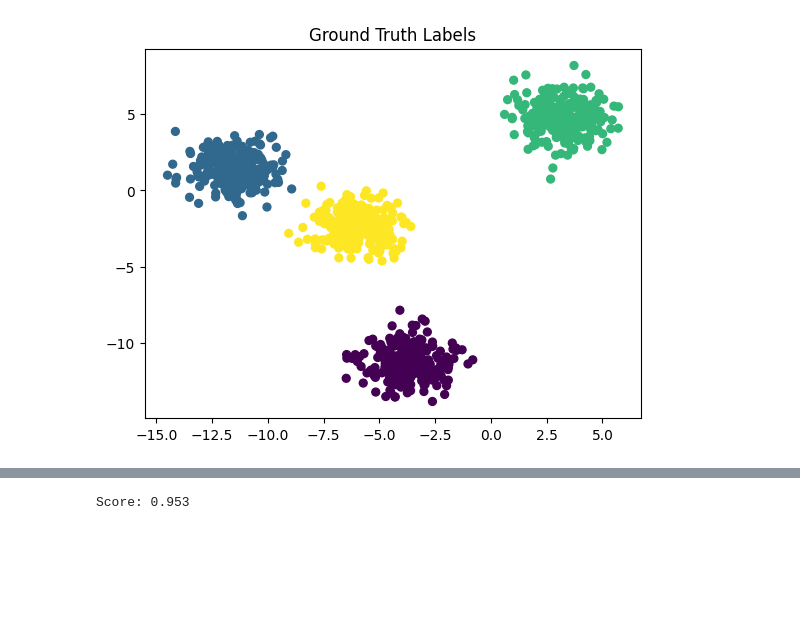
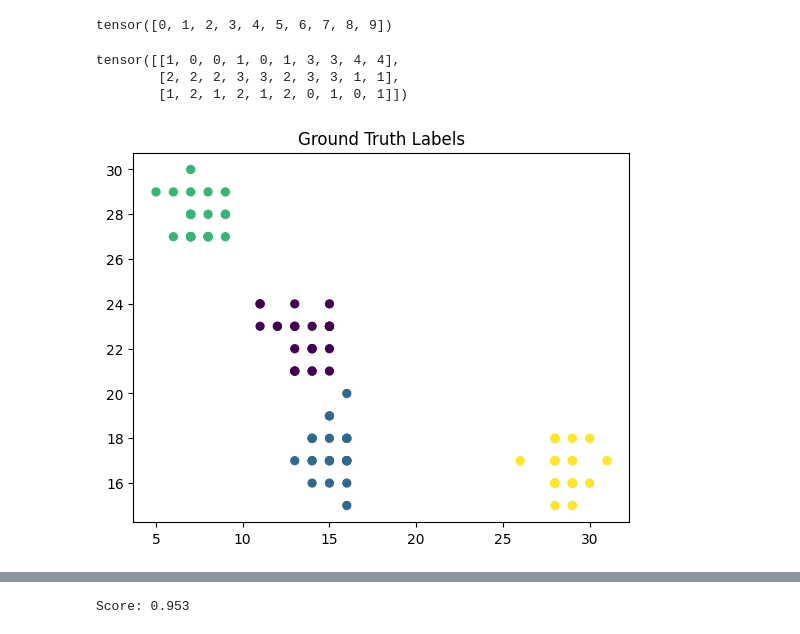
Before and after one commit to craigfouts/GibbsLDA, a Jupyter notebook: sandbox.ipynb, the cells around one changed output, grey strips where cells are left out. Saved outputs shown, nothing was run; the diff lists cells and outputs as text; code cells hidden in the pictures; blank space fills up the shorter version.

```diff
--- a/sandbox.ipynb
+++ b/sandbox.ipynb
@@ -12,0 +41,16 @@ class GibbsLDA():
+# %%
+vocab = values.unique()
+vocab
+# %% [output]
+tensor([0, 1, 2, 3, 4, 5, 6, 7, 8, 9])
+# %%
+# n_topics x vocab_size
+tw_counts = torch.zeros((n_topics, vocab.shape[0]), dtype=torch.long)
+for k in range(n_topics):
+    idx, counts = values[labels == k].unique(return_counts=True)
+    tw_counts[k, idx] = counts
+tw_counts
+# %% [output]
+tensor([[1, 0, 0, 1, 0, 1, 3, 3, 4, 4],
+        [2, 2, 2, 3, 3, 2, 3, 3, 1, 1],
+        [1, 2, 1, 2, 1, 2, 0, 1, 0, 1]])
@@ -13,15 +125,15 @@ class GibbsLDA():
 # %%
-N_SAMPLES = 1000
+N_SAMPLES = 100
 N_FEATURES = 100
 N_TOPICS = 4
 SCALE = 1
-DISCRETIZE = False
+DISCRETIZE = True
 SHUFFLE = True
 
 if DISCRETIZE:
     X, X_labels, vocab = sim.generate_data(N_SAMPLES, N_FEATURES, N_TOPICS, SCALE, DISCRETIZE, SHUFFLE)
 else:
     X, X_labels = sim.generate_data(N_SAMPLES, N_FEATURES, N_TOPICS, SCALE, DISCRETIZE, SHUFFLE)
 util.visualize_data(X, X_labels, 'Ground Truth Labels')
 # %% [output]
-[figure, old version]
+[figure, new version]
```
Also changed, not shown: parts of 7 cells of this notebook.
